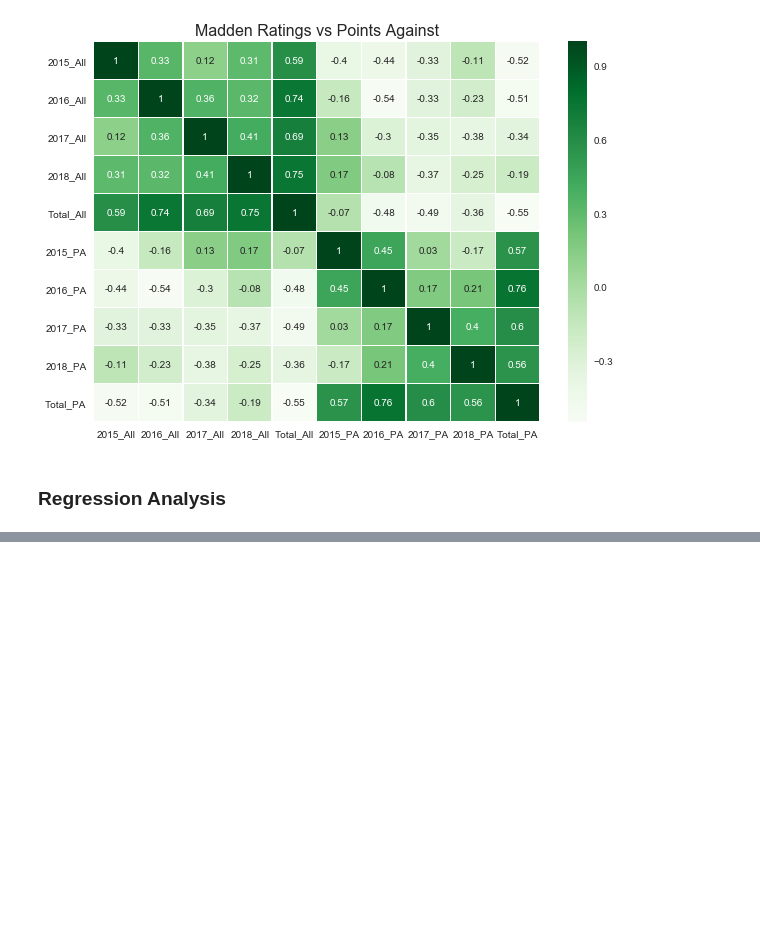
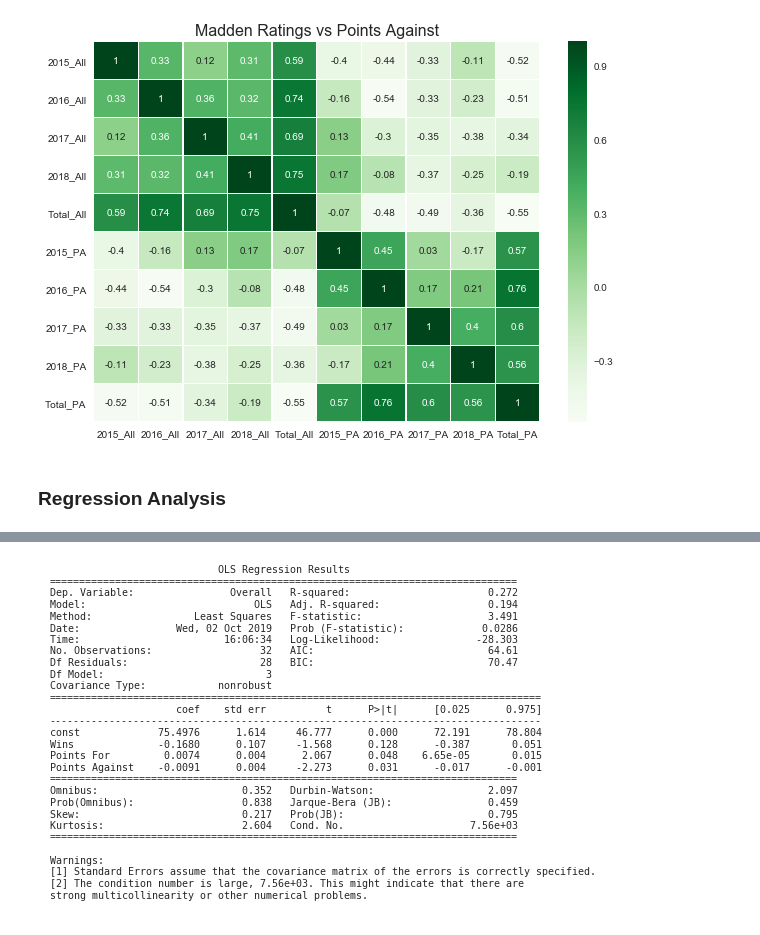
Before and after one commit to 00geist00/project-one, a Jupyter notebook: data_import.ipynb, the cells around one changed output, grey strips where cells are left out. Cells and saved outputs as stored; diff of their text form; code cells hidden in the pictures; blank space fills up the shorter version.

```diff
--- a/data_import.ipynb
+++ b/data_import.ipynb
@@ -393,0 +418,8 @@ plt.savefig('Table1 - Regression 2018.png')
+# %%
+y_2015 = regression_2015["Overall"]
+X_2015 = regression_2015[["Wins", "Points For", "Points Against"]]
+X_2015 = sm.add_constant(X_2015)
+
+model_2015 = sm.OLS(y_2015, X_2015).fit()
+predictions_2015 = model_2015.predict(X_2015)
+model_2015.summary()
@@ -393,0 +450,8 @@ plt.savefig('Table1 - Regression 2018.png')
+# %%
+plt.rc('figure', figsize=(8, 5))
+plt.text(0.01, 0.05, str(model_2015.summary()), {'fontsize': 10}, fontproperties = 'monospace') # approach improved by OP -> monospace!
+plt.axis('off')
+plt.tight_layout()
+plt.savefig('Table2 - Regression 2015.png')
+# %% [output]
+[figure, added]
```
Also changed, not shown: parts of 8 cells of this notebook, 3 other files.
